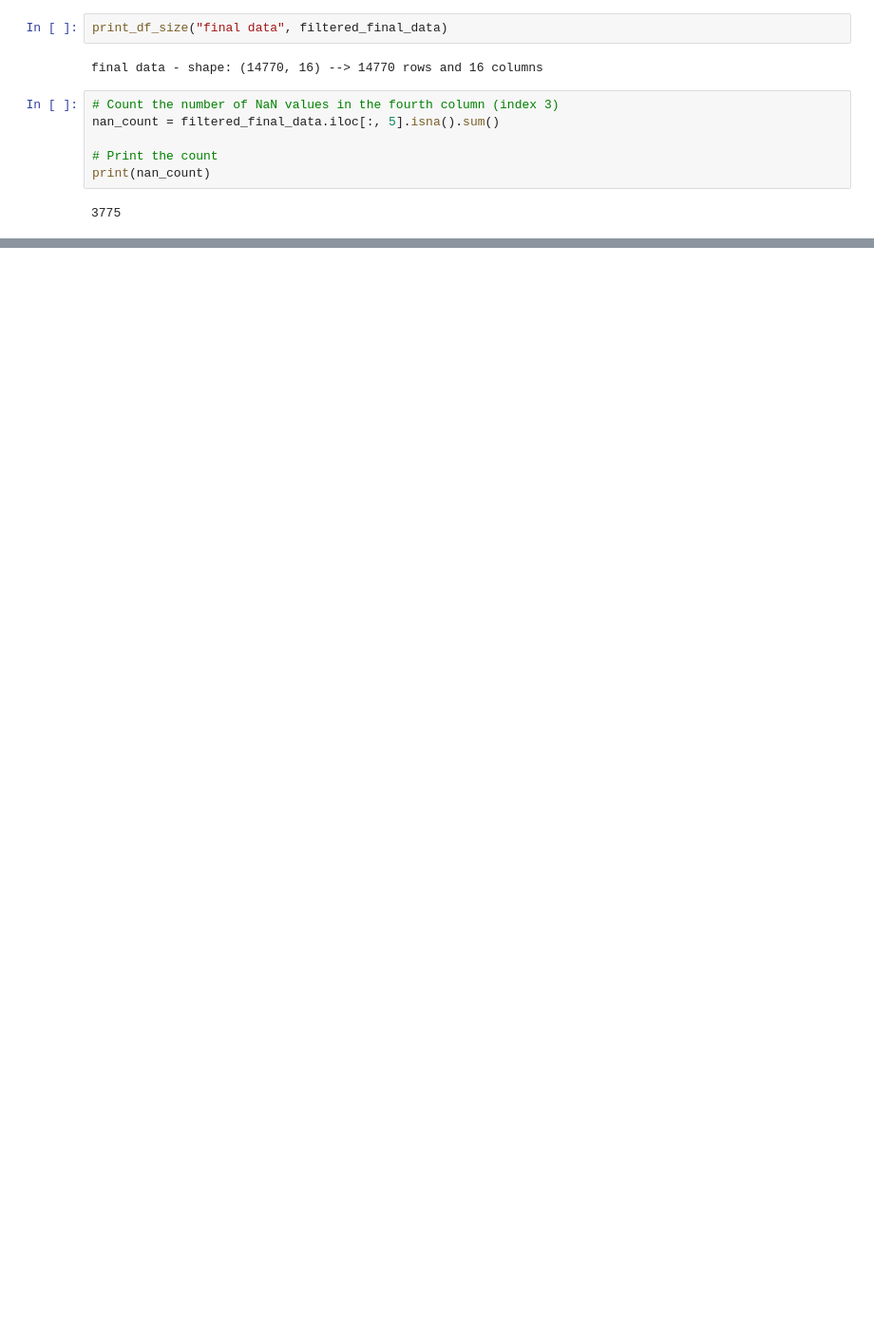
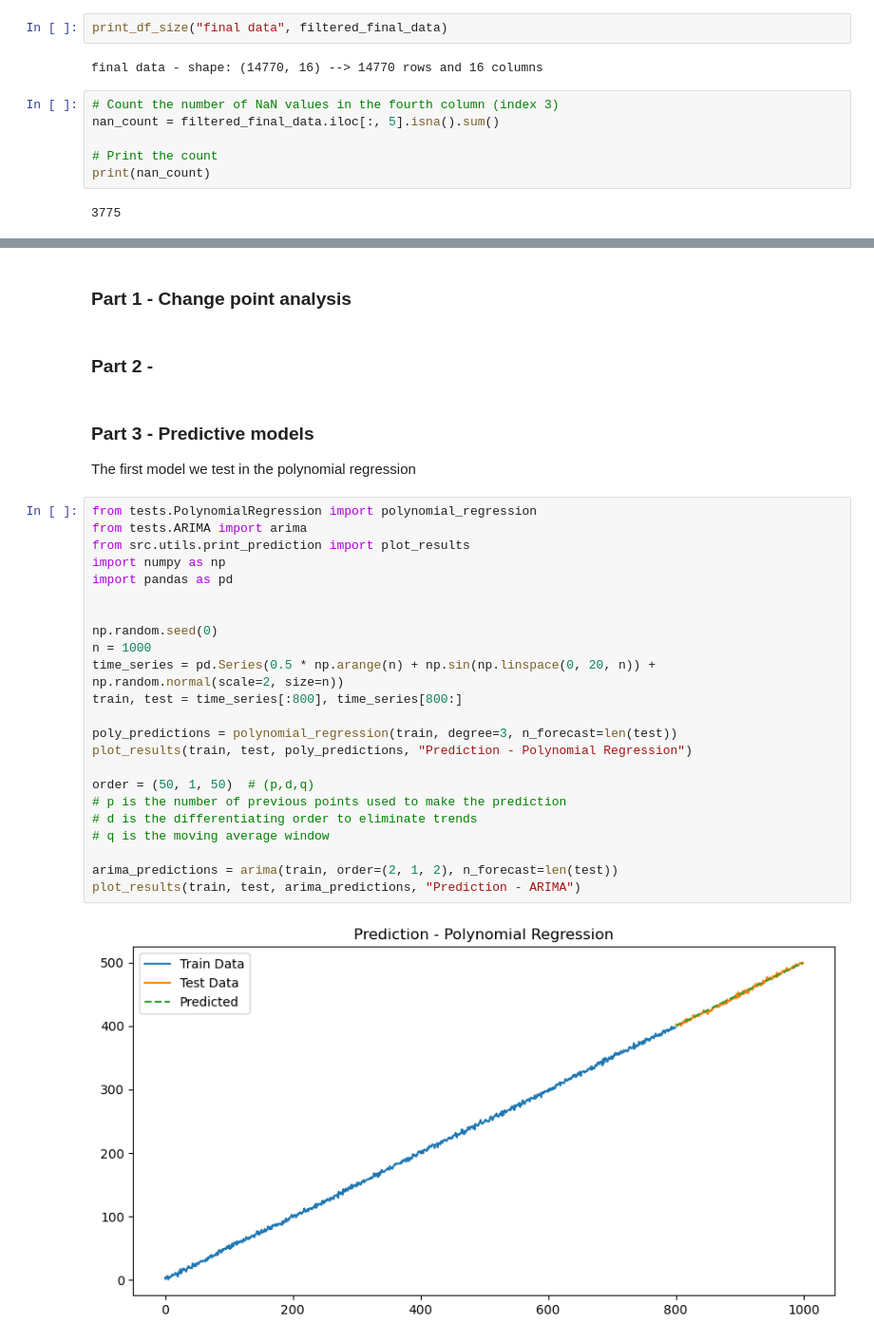
Before and after one commit to epfl-ada/ada-2024-project-gear5, a Jupyter notebook: results.ipynb, the cells around one changed output, grey strips where cells are left out. Shown at 95% size. Saved outputs shown, nothing was run; the diff lists cells and outputs as text; blank space fills up the shorter version.

Commit message:
Prediction in results

```diff
--- a/results.ipynb
+++ b/results.ipynb
@@ -199,0 +206,33 @@ print(nan_count)
+# %% [markdown]
+### Part 1 - Change point analysis
+# %% [markdown]
+### Part 2 -
+# %% [markdown]
+### Part 3 - Predictive models
+
+The first model we test in the polynomial regression
+# %%
+from tests.PolynomialRegression import polynomial_regression
+from tests.ARIMA import arima
+from src.utils.print_prediction import plot_results
+import numpy as np
+import pandas as pd
+
+
+np.random.seed(0)
+n = 1000
+time_series = pd.Series(0.5 * np.arange(n) + np.sin(np.linspace(0, 20, n)) + np.random.normal(scale=2, size=n))
+train, test = time_series[:800], time_series[800:]
+
+poly_predictions = polynomial_regression(train, degree=3, n_forecast=len(test))
+plot_results(train, test, poly_predictions, "Prediction - Polynomial Regression")
+
+order = (50, 1, 50)  # (p,d,q)
+# p is the number of previous points used to make the prediction
+# d is the differentiating order to eliminate trends
+# q is the moving average window
+
+arima_predictions = arima(train, order=(2, 1, 2), n_forecast=len(test))
+plot_results(train, test, arima_predictions, "Prediction - ARIMA")
+# %% [output]
+[figure, added]
```
Also changed, not shown: parts of 6 cells of this notebook, 5 other files.
